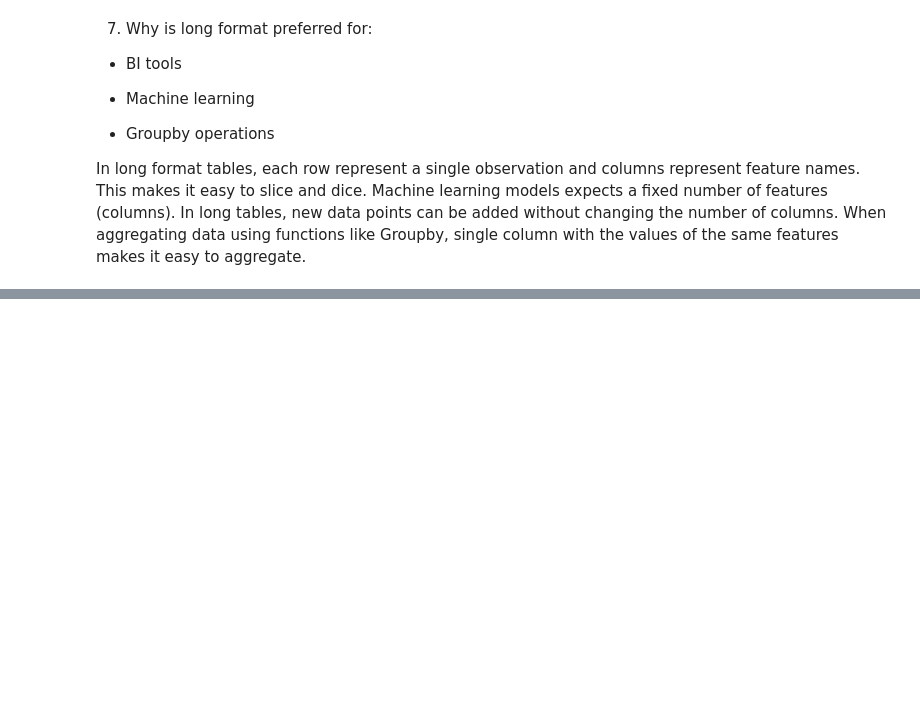
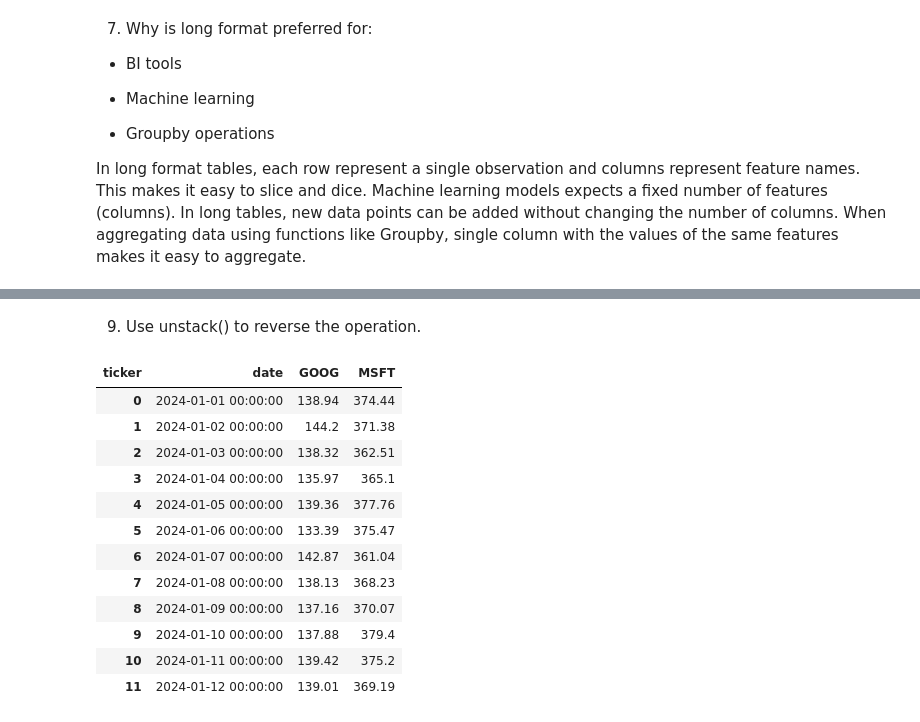
Before and after one commit to tharina11/Python-Projects, a Jupyter notebook: 6. Pandas Exercises/notebooks/11. Pivot, pivot_table, melt, stack, and unstack.ipynb, the cells around one changed output, grey strips where cells are left out. Drawn from its saved outputs; the diff is of its cells as text; code cells hidden in the pictures; blank space fills up the shorter version.

```diff
--- a/6. Pandas Exercises/notebooks/11. Pivot, pivot_table, melt, stack, and unstack.ipynb
+++ b/6. Pandas Exercises/notebooks/11. Pivot, pivot_table, melt, stack, and unstack.ipynb
@@ -181,0 +182,4 @@ Starting from a pivoted close_wide DataFrame, Use stack() to move column values
+# %%
+#close_wide.set_index('date', inplace=True)
+close_wide_stacked = close_wide.stack()
+close_wide_stacked
@@ -181,0 +204,19 @@ Starting from a pivoted close_wide DataFrame, Use stack() to move column values
+# %% [markdown]
+9. Use unstack() to reverse the operation.
+# %%
+close_wide_unstacked = close_wide_stacked.unstack()
+close_wide_unstacked
+# %% [output]
+| ticker | date | GOOG | MSFT |
+| 0 | 2024-01-01 00:00:00 | 138.94 | 374.44 |
+| 1 | 2024-01-02 00:00:00 | 144.2 | 371.38 |
+| 2 | 2024-01-03 00:00:00 | 138.32 | 362.51 |
+| 3 | 2024-01-04 00:00:00 | 135.97 | 365.1 |
+| 4 | 2024-01-05 00:00:00 | 139.36 | 377.76 |
+| 5 | 2024-01-06 00:00:00 | 133.39 | 375.47 |
+| 6 | 2024-01-07 00:00:00 | 142.87 | 361.04 |
+| 7 | 2024-01-08 00:00:00 | 138.13 | 368.23 |
+| 8 | 2024-01-09 00:00:00 | 137.16 | 370.07 |
+| 9 | 2024-01-10 00:00:00 | 137.88 | 379.4 |
+| 10 | 2024-01-11 00:00:00 | 139.42 | 375.2 |
+| 11 | 2024-01-12 00:00:00 | 139.01 | 369.19 |
```
Also changed, not shown: parts of 2 cells of this notebook.
